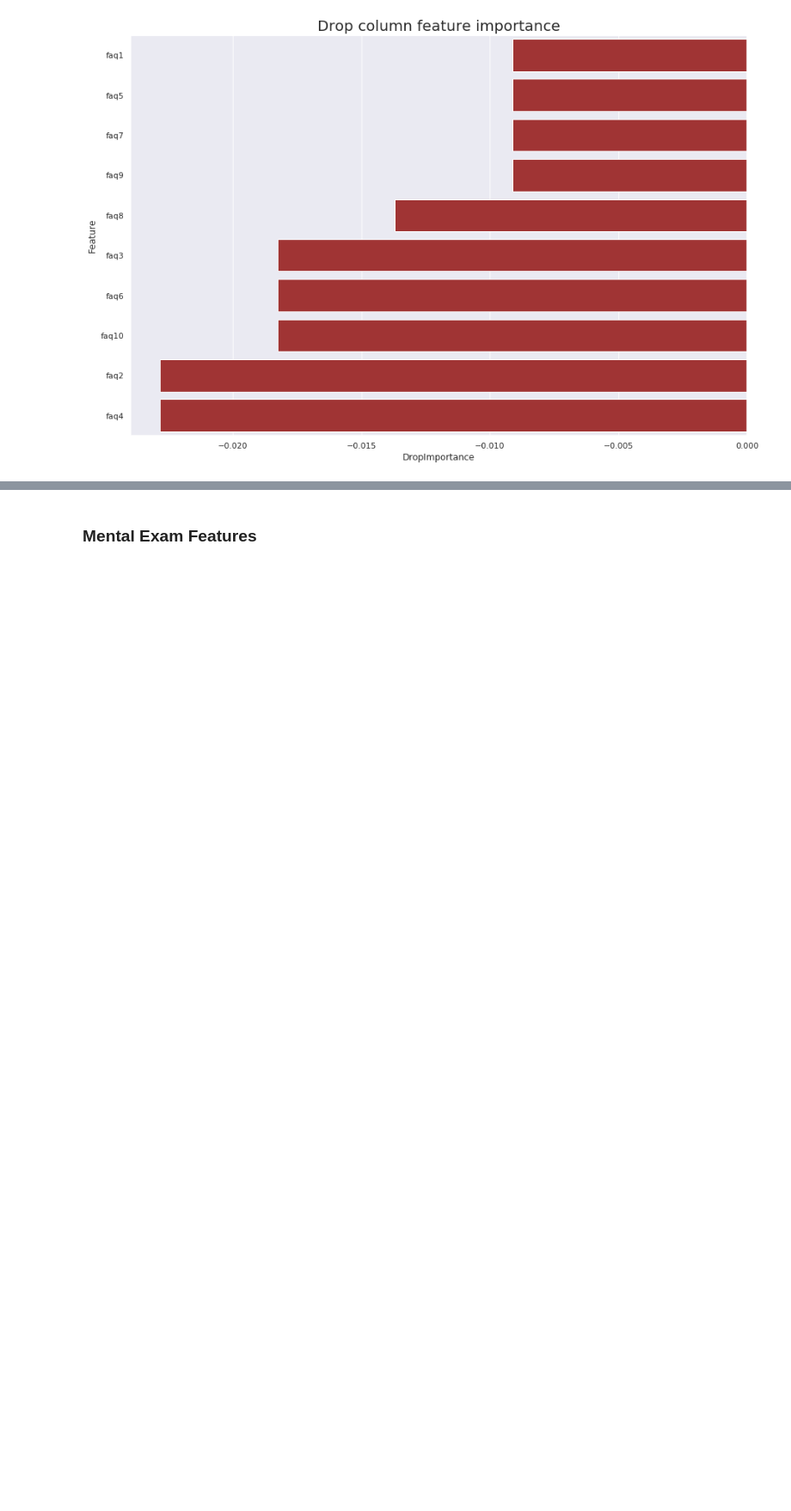
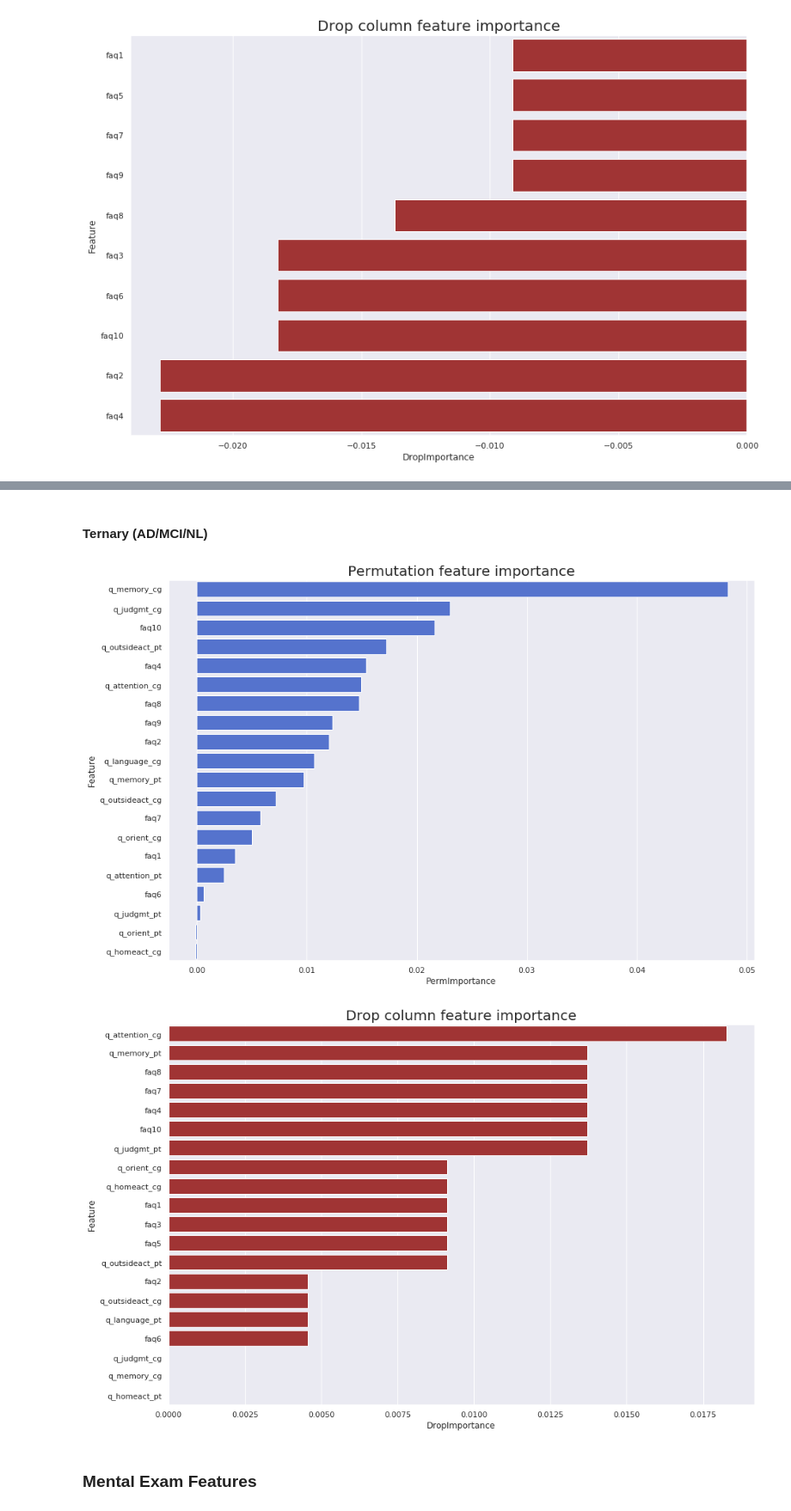
Before and after one commit to mjkleiman/streamlineAD, a Jupyter notebook: KleimanPhD_Chp2.ipynb, the cells around one changed output, grey strips where cells are left out. Shown at 86% size. Drawn from its saved outputs; the diff is of its cells as text; code cells hidden in the pictures; blank space fills up the shorter version.

```diff
--- a/KleimanPhD_Chp2.ipynb
+++ b/KleimanPhD_Chp2.ipynb
@@ -1079,0 +1159,7 @@ features_func_3.to_csv(f'{dir}/Output/features_func_3.csv', index=False)
+# %% [markdown]
+#### Ternary (AD/MCI/NL)
+# %%
+features_allques_3 = ehr_feature(df_adni_X_scale, df_adni_y3, clf='xgb')
+# %% [output]
+[figure, added]
+[figure, added]
```
Also changed, not shown: parts of 21 cells of this notebook.
